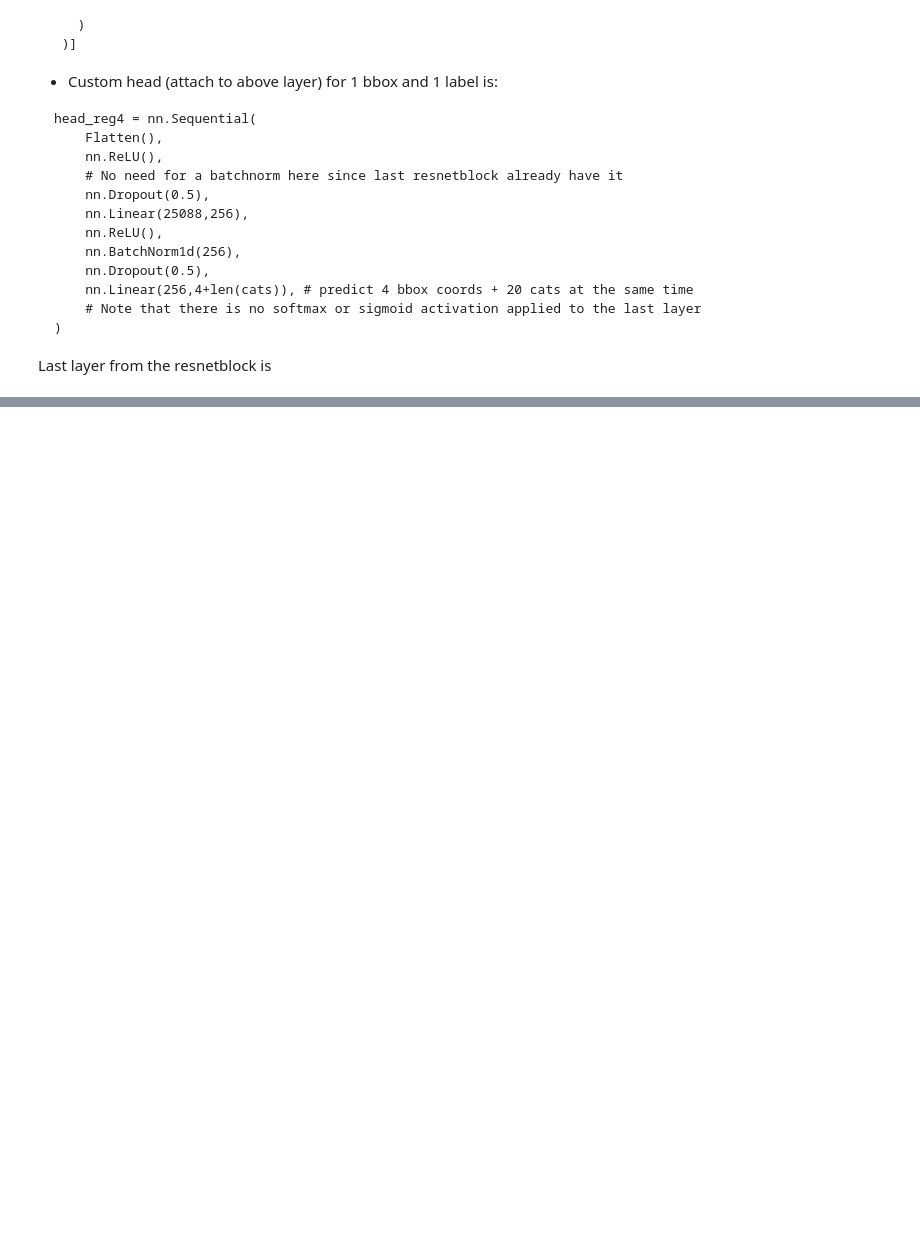
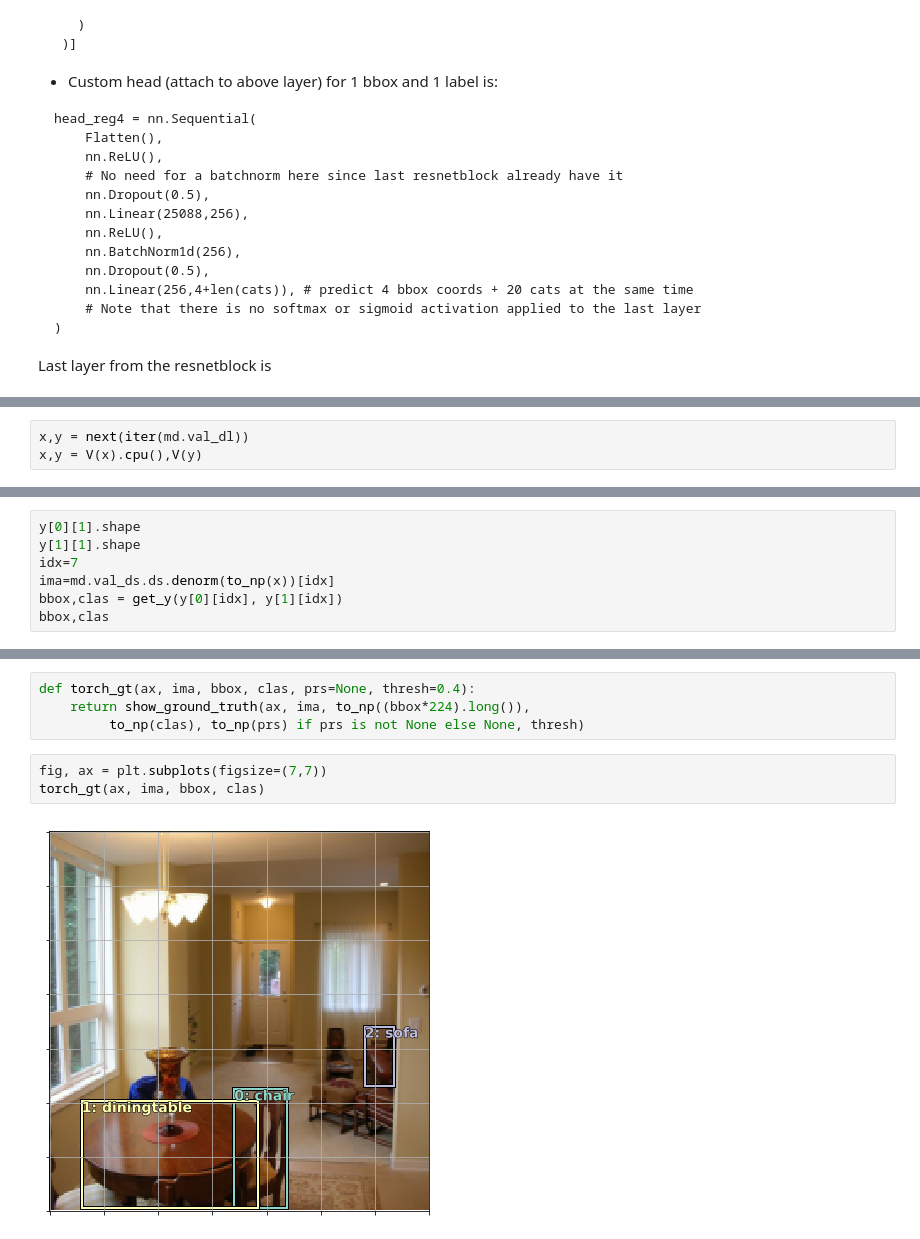
Before and after one commit to anhquan0412/fast_ai_part2_2018, a Jupyter notebook: scratch_pascal_multi.ipynb, the cells around one changed output, grey strips where cells are left out. Saved outputs shown, nothing was run; the diff lists cells and outputs as text; blank space fills up the shorter version.

```diff
--- a/scratch_pascal_multi.ipynb
+++ b/scratch_pascal_multi.ipynb
@@ -370,0 +457,3 @@ k
+# %%
+x,y = next(iter(md.val_dl))
+x,y = V(x).cpu(),V(y)
@@ -370,0 +464,7 @@ k
+# %%
+y[0][1].shape
+y[1][1].shape
+idx=7
+ima=md.val_ds.ds.denorm(to_np(x))[idx]
+bbox,clas = get_y(y[0][idx], y[1][idx])
+bbox,clas
@@ -370,0 +483,9 @@ k
+# %%
+def torch_gt(ax, ima, bbox, clas, prs=None, thresh=0.4):
+    return show_ground_truth(ax, ima, to_np((bbox*224).long()),
+         to_np(clas), to_np(prs) if prs is not None else None, thresh)
+# %%
+fig, ax = plt.subplots(figsize=(7,7))
+torch_gt(ax, ima, bbox, clas)
+# %% [output]
+[figure, added]
```
Also changed, not shown: parts of 46 cells of this notebook.
